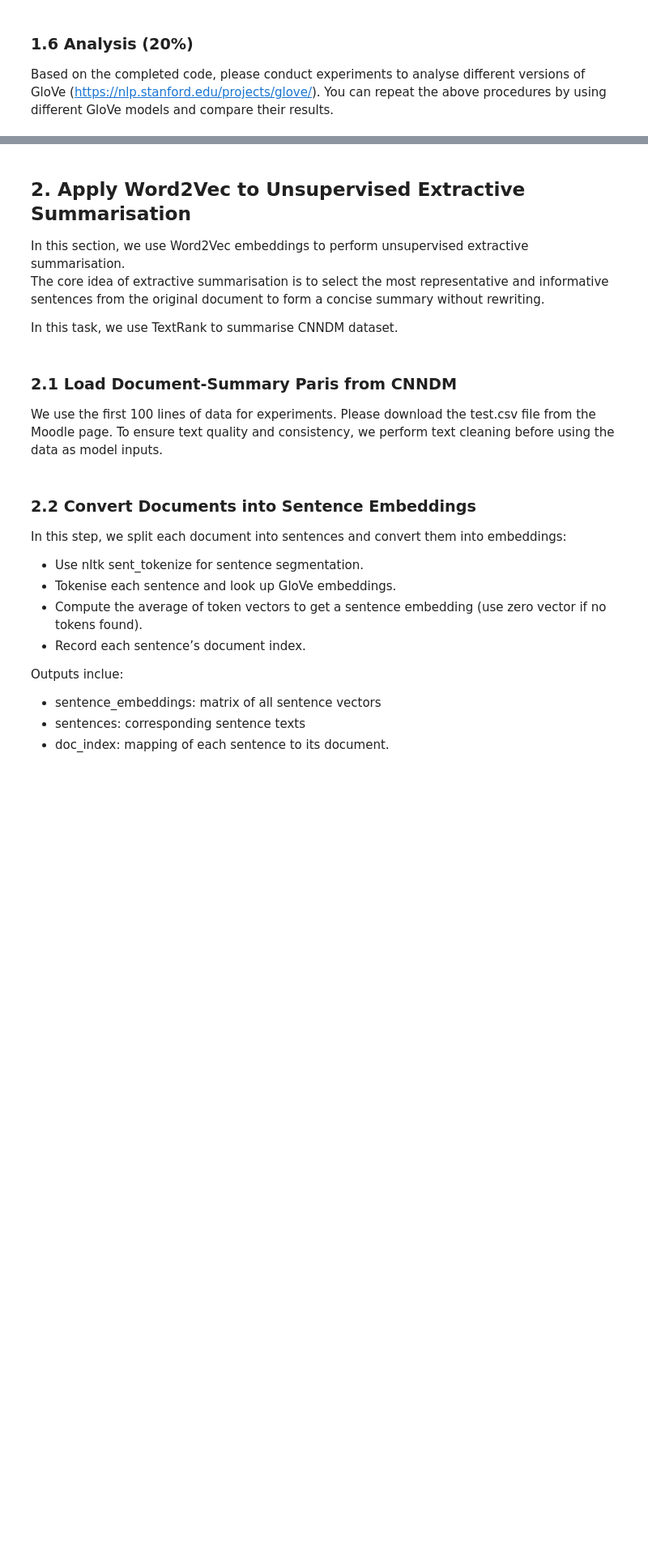
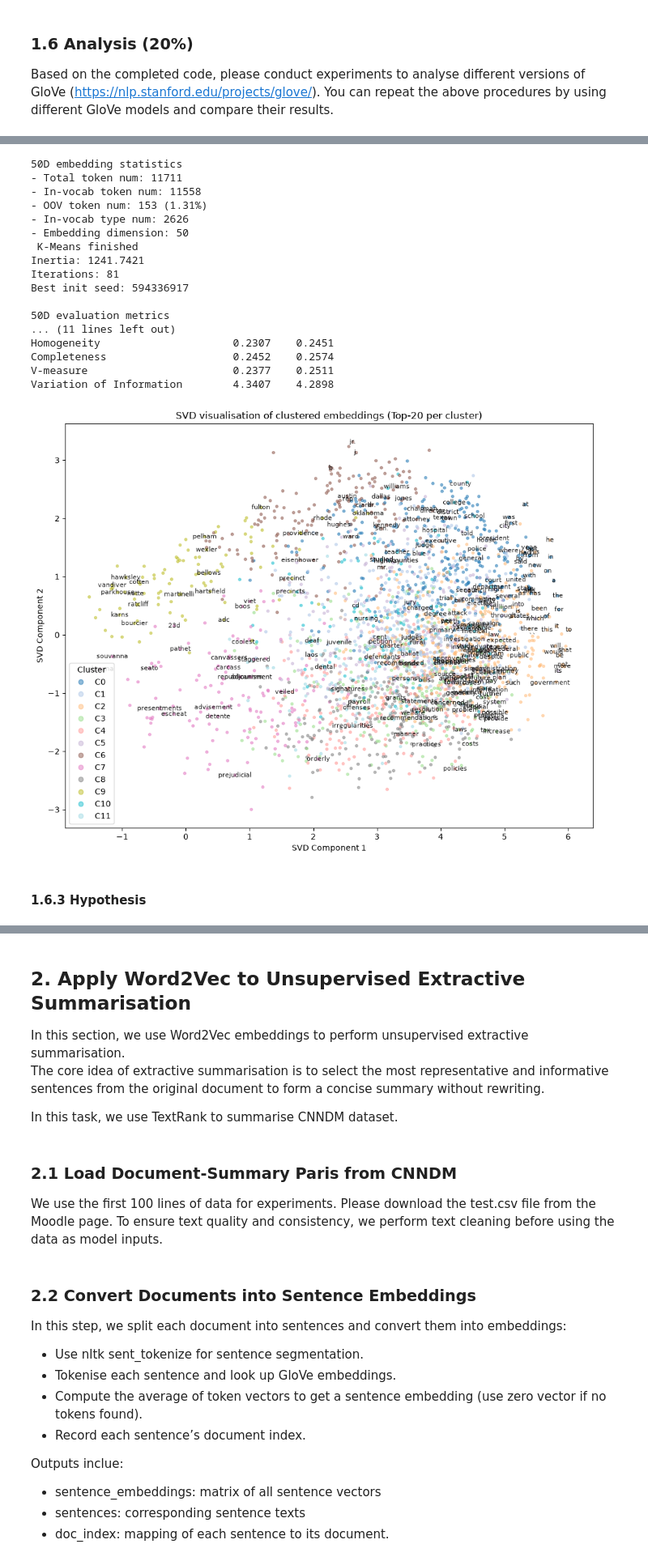
Before and after one commit to aalimkalam/word2vec-to-downstream-tasks, a Jupyter notebook: NLP_assignment2.ipynb, the cells around one changed output, grey strips where cells are left out. Shown at 81% size. Cells and saved outputs as stored; diff of their text form; code cells hidden in the pictures; blank space fills up the shorter version.

```diff
--- a/NLP_assignment2.ipynb
+++ b/NLP_assignment2.ipynb
@@ -42,7 +42,7 @@ def load_glove(path: str, dim: int = 100, max_lines: Optional[int] = None) -> di
             vectors[token] = vec
     return vectors
 
-glove_path = "path_to_your_file" # Replace path_to_your_file with the path to the glove embedding.
+glove_path = "./wiki_giga_2024_100_MFT20_vectors_seed_2024_alpha_0.75_eta_0.05.050_combined.txt" # Replace path_to_your_file with the path to the glove embedding.
 glove_vectors = load_glove(glove_path)
 
 print(f"GloVe Loaded. Vocab size: {len(glove_vectors):,}")
@@ -578,0 +693,78 @@ Based on the completed code, please conduct experiments to analyse different ver
+# %%
+glove_path_50 = "./wiki_giga_2024_50_MFT20_vectors_seed_123_alpha_0.75_eta_0.075_combined.txt"
+glove_vectors_50 = load_glove(glove_path_50, dim = 50)
+
+token_embeddings_50, vocab_words_50, X_50, input_tokens_50, gold_tags_50, stats_50 = build_token_embeddings_and_gold_tags(
+    tagged_sents=tagged_sents,
+    glove_vectors=glove_vectors_50,
+    lowercase=True,
+)
+
+print("50D embedding statistics")
+print(f"- Total token num: {stats_50['total_tokens']}")
+print(f"- In-vocab token num: {stats_50['in_vocab_tokens']}")
+print(f"- OOV token num: {stats_50['oov_tokens']} ({stats_50['oov_ratio']:.2%})")
+print(f"- In-vocab type num: {stats_50['vocab_size_unique_in_glove']}")
+print(f"- Embedding dimension: {stats_50['embedding_dim']}")
+
+tagger_50 = KMeansPOSTagger(k=len(unique_upos), n_init=50, max_iter=200, random_state=42)
+tagger_50.fit(X_50, vocab_words_50)
+word2cluster_50 = tagger_50.word2cluster_
+
+cluster_ids_for_tokens_50 = [word2cluster_50[w] for w in input_tokens_50]
+C_50, clusters_50, tags_50 = build_contingency(cluster_ids_for_tokens_50, gold_tags_50)
+I_score_50 = mutual_information(C_50)
+NMI_score_50 = normalised_mutual_information(C_50)
+H_score_50 = homogeneity(C_50)
+Cmp_score_50 = completeness(C_50)
+V_score_50 = v_measure(C_50)
+VI_score_50 = variation_of_information(C_50)
+
+print("\n50D evaluation metrics")
+print(f"Mutual Information (I): {I_score_50:.4f}")
+print(f"Normalised Mutual Info (NMI): {NMI_score_50:.4f}")
+print(f"Homogeneity: {H_score_50:.4f}")
+print(f"Completeness: {Cmp_score_50:.4f}")
+print(f"V-measure: {V_score_50:.4f}")
+print(f"Variation of Information: {VI_score_50:.4f}")
+
+print("\nComparison (100D vs 50D)")
+print(f"{'Metric':<28}{'100D':>10}{'50D':>10}")
+for metric, score_100, score_50 in [
+    ("Mutual Information", I_score, I_score_50),
+    ("NMI", NMI_score, NMI_score_50),
+    ("Homogeneity", H_score, H_score_50),
+    ("Completeness", Cmp_score, Cmp_score_50),
+    ("V-measure", V_score, V_score_50),
+    ("Variation of Information", VI_score, VI_score_50),
+]:
+    print(f"{metric:<28}{score_100:>10.4f}{score_50:>10.4f}")
+
+plot_clusters_svd(
+    X=X_50,
+    cluster_ids=tagger_50.labels_,
+    vocab=vocab_words_50,
+    input_tokens=input_tokens_50,
+    random_state=42,
+)
+# %% [output]
+50D embedding statistics
+- Total token num: 11711
+- In-vocab token num: 11558
+- OOV token num: 153 (1.31%)
+- In-vocab type num: 2626
+- Embedding dimension: 50
+ K-Means finished
+Inertia: 1241.7421
+Iterations: 81
+Best init seed: 594336917
+
+50D evaluation metrics
+... (11 lines left out)
+Homogeneity                     0.2307    0.2451
+Completeness                    0.2452    0.2574
+V-measure                       0.2377    0.2511
+Variation of Information        4.3407    4.2898
+[figure, added]
+# %% [markdown]
+#### 1.6.3 Hypothesis
```
Also changed, not shown: parts of 12 cells of this notebook.
